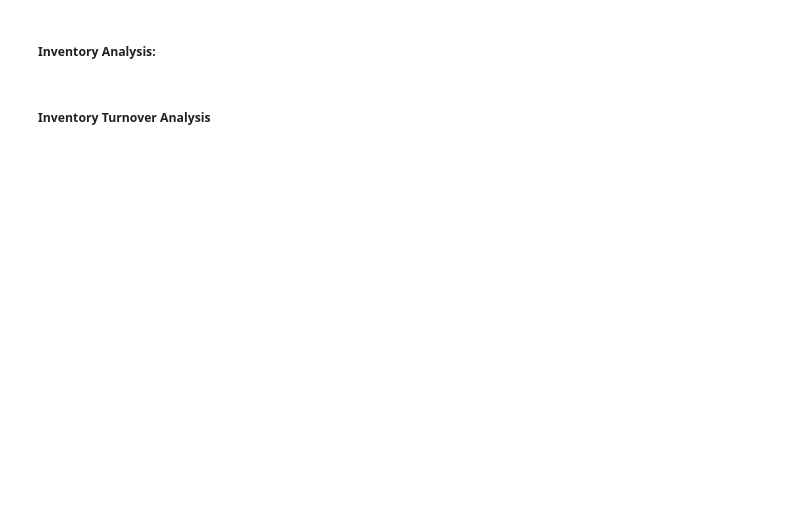
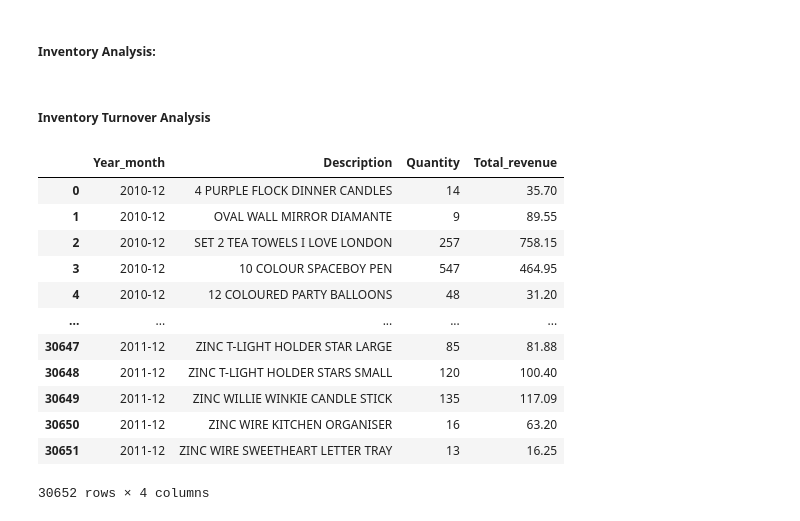
Before and after one commit to natnaelaster/Daily-exercise, a Jupyter notebook: day_3_product_performance & enventory Avalysis/product_performance.ipynb, the cells around one changed output. Saved outputs shown, nothing was run; the diff lists cells and outputs as text; code cells hidden in the pictures; blank space fills up the shorter version.

Commit message:
add anothr step
done with Inventory Turnover Analysis

```diff
--- a/day_3_product_performance & enventory Avalysis/product_performance.ipynb
+++ b/day_3_product_performance & enventory Avalysis/product_performance.ipynb
@@ -133,5 +133,28 @@ product_performance.head()
 # %%
 # Extarcting months from 'InvoiceDate' for turnover analysis
 
-product_performance['Year_month'] = product_performance['InvoiceDate'].dt.to_period('M')
-# Monthly sales analysis for turnover
+df['Year_month'] = df['InvoiceDate'].dt.to_period('M')
+
+# Monthly sales by product category
+
+monthly_sales = df.groupby(['Year_month', 'Description'])\
+    .agg({
+        'Quantity': 'sum',
+        'Total_revenue': 'sum'
+    }).reset_index()
+
+monthly_sales
+# %% [output]
+|  | Year_month | Description | Quantity | Total_revenue |
+| 0 | 2010-12 | 4 PURPLE FLOCK DINNER CANDLES | 14 | 35.70 |
+| 1 | 2010-12 | OVAL WALL MIRROR DIAMANTE | 9 | 89.55 |
+| 2 | 2010-12 | SET 2 TEA TOWELS I LOVE LONDON | 257 | 758.15 |
+| 3 | 2010-12 | 10 COLOUR SPACEBOY PEN | 547 | 464.95 |
+| 4 | 2010-12 | 12 COLOURED PARTY BALLOONS | 48 | 31.20 |
+| ... | ... | ... | ... | ... |
+| 30647 | 2011-12 | ZINC T-LIGHT HOLDER STAR LARGE | 85 | 81.88 |
+| 30648 | 2011-12 | ZINC T-LIGHT HOLDER STARS SMALL | 120 | 100.40 |
+| 30649 | 2011-12 | ZINC WILLIE WINKIE CANDLE STICK | 135 | 117.09 |
+| 30650 | 2011-12 | ZINC WIRE KITCHEN ORGANISER | 16 | 63.20 |
+| 30651 | 2011-12 | ZINC WIRE SWEETHEART LETTER TRAY | 13 | 16.25 |
+30652 rows × 4 columns
```
Also changed, not shown: parts of 2 cells of this notebook.
